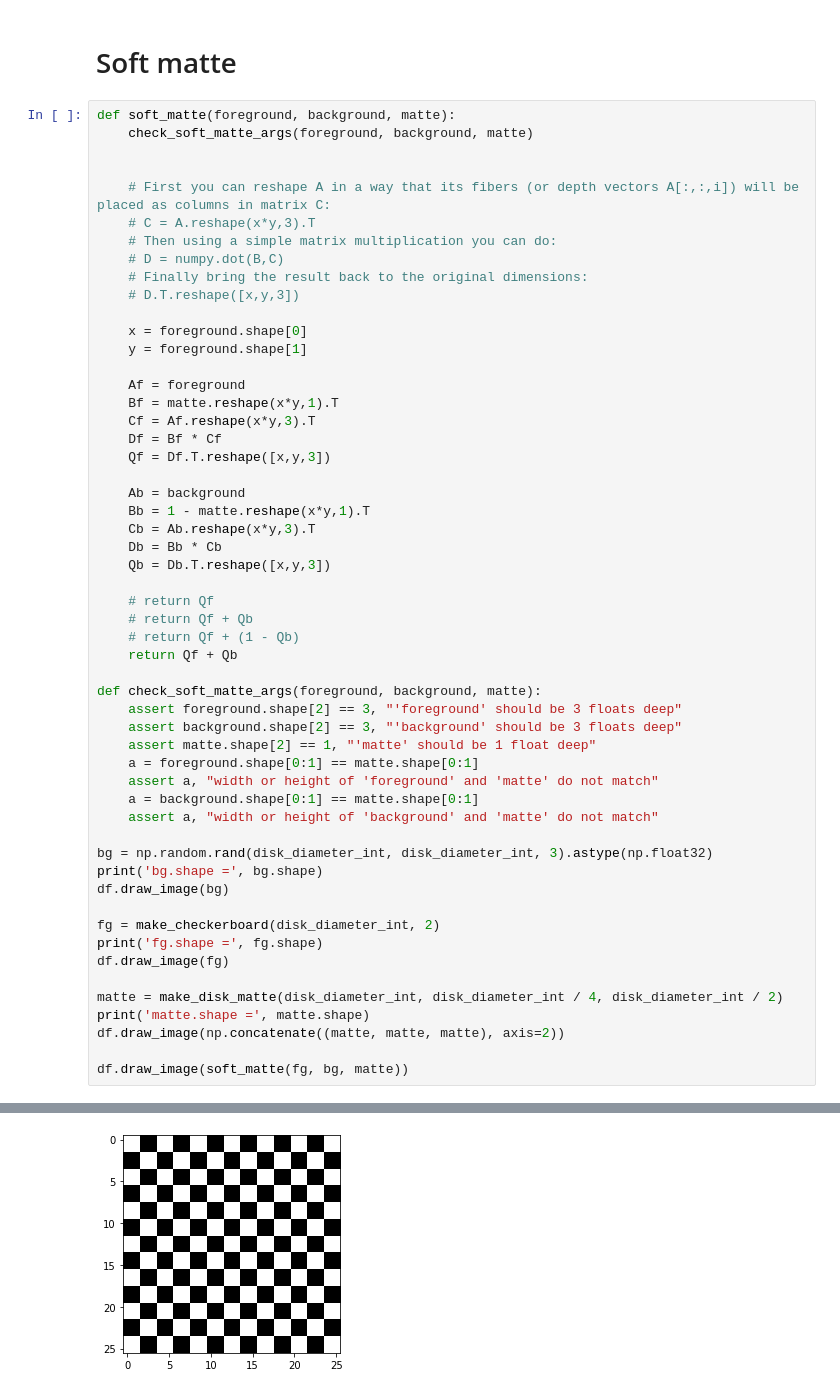
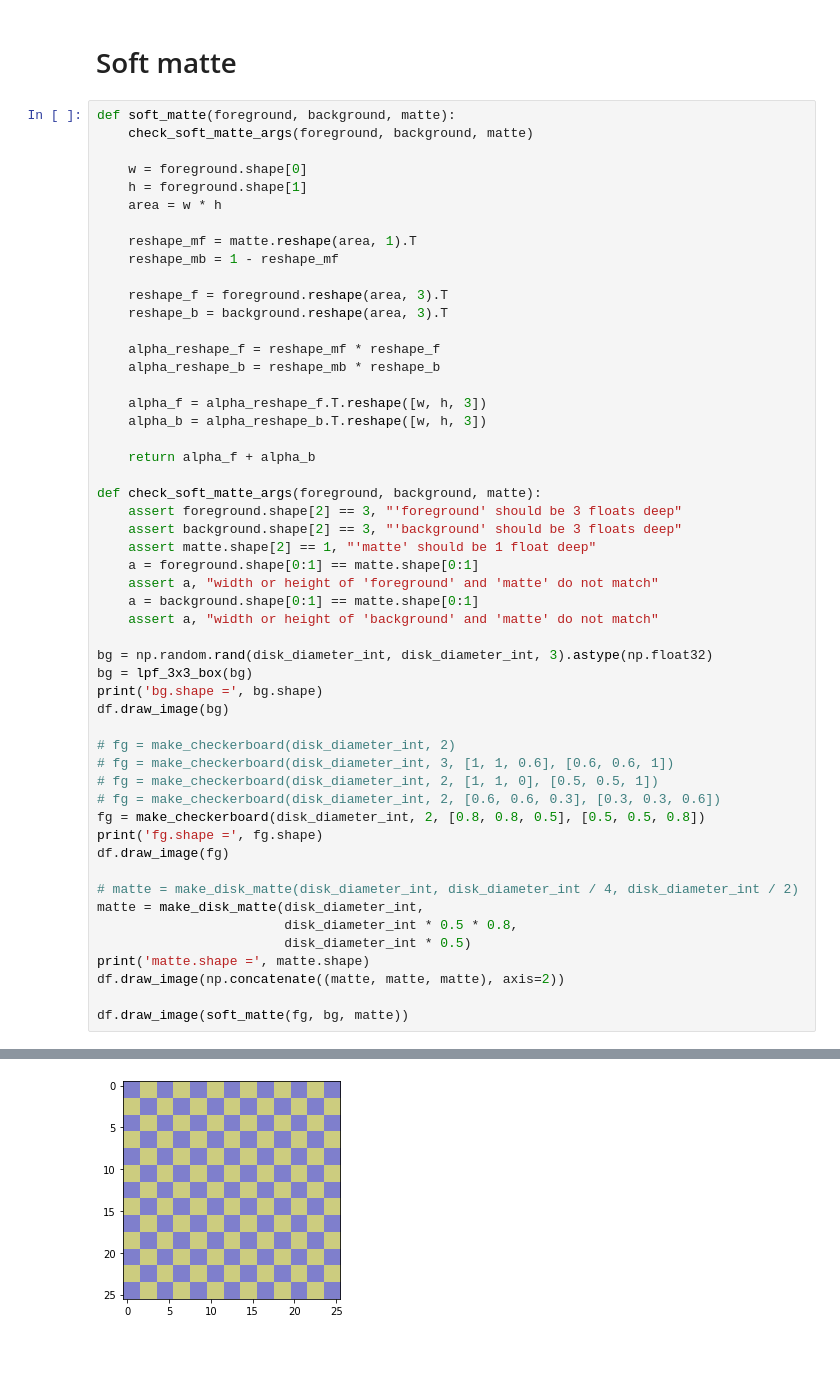
Before and after one commit to cwreynolds/PredatorEye, a Jupyter notebook: ThreeImageSoftMatte.ipynb, the cells around one changed output, grey strips where cells are left out. Drawn from its saved outputs; the diff is of its cells as text; blank space fills up the shorter version.

Commit message:
Clean up ThreeImageSoftMatte.ipynb
Refactor soft_matte()
Add lpf_3x3_box()
Clean up make_checkerboard()

```diff
--- a/ThreeImageSoftMatte.ipynb
+++ b/ThreeImageSoftMatte.ipynb
@@ -189,33 +251,23 @@ df.draw_image(make_checkerboard(100, 5))
 def soft_matte(foreground, background, matte):
     check_soft_matte_args(foreground, background, matte)
 
+    w = foreground.shape[0]
+    h = foreground.shape[1]
+    area = w * h
 
-    # First you can reshape A in a way that its fibers (or depth vectors A[:,:,i]) will be placed as columns in matrix C:
-    # C = A.reshape(x*y,3).T
-    # Then using a simple matrix multiplication you can do:
-    # D = numpy.dot(B,C)
-    # Finally bring the result back to the original dimensions:
-    # D.T.reshape([x,y,3])
+    reshape_mf = matte.reshape(area, 1).T
+    reshape_mb = 1 - reshape_mf
 
-    x = foreground.shape[0]
-    y = foreground.shape[1]
+    reshape_f = foreground.reshape(area, 3).T
+    reshape_b = background.reshape(area, 3).T
 
-    Af = foreground
-    Bf = matte.reshape(x*y,1).T
-    Cf = Af.reshape(x*y,3).T
-    Df = Bf * Cf
-    Qf = Df.T.reshape([x,y,3])
+    alpha_reshape_f = reshape_mf * reshape_f
+    alpha_reshape_b = reshape_mb * reshape_b
 
-    Ab = background
-    Bb = 1 - matte.reshape(x*y,1).T
-    Cb = Ab.reshape(x*y,3).T
-    Db = Bb * Cb
-    Qb = Db.T.reshape([x,y,3])
+    alpha_f = alpha_reshape_f.T.reshape([w, h, 3])
+    alpha_b = alpha_reshape_b.T.reshape([w, h, 3])
 
-    # return Qf
-    # return Qf + Qb
-    # return Qf + (1 - Qb)
-    return Qf + Qb
+    return alpha_f + alpha_b
 
 def check_soft_matte_args(foreground, background, matte):
     assert foreground.shape[2] == 3, "'foreground' should be 3 floats deep"
@@ -227,14 +279,22 @@ def check_soft_matte_args(foreground, background, matte):
     assert a, "width or height of 'background' and 'matte' do not match"
 
 bg = np.random.rand(disk_diameter_int, disk_diameter_int, 3).astype(np.float32)
+bg = lpf_3x3_box(bg)
 print('bg.shape =', bg.shape)
 df.draw_image(bg)
 
-fg = make_checkerboard(disk_diameter_int, 2)
+# fg = make_checkerboard(disk_diameter_int, 2)
+# fg = make_checkerboard(disk_diameter_int, 3, [1, 1, 0.6], [0.6, 0.6, 1])
+# fg = make_checkerboard(disk_diameter_int, 2, [1, 1, 0], [0.5, 0.5, 1])
+# fg = make_checkerboard(disk_diameter_int, 2, [0.6, 0.6, 0.3], [0.3, 0.3, 0.6])
+fg = make_checkerboard(disk_diameter_int, 2, [0.8, 0.8, 0.5], [0.5, 0.5, 0.8])
 print('fg.shape =', fg.shape)
 df.draw_image(fg)
 
-matte = make_disk_matte(disk_diameter_int, disk_diameter_int / 4, disk_diameter_int / 2)
+# matte = make_disk_matte(disk_diameter_int, disk_diameter_int / 4, disk_diameter_int / 2)
+matte = make_disk_matte(disk_diameter_int,
+                        disk_diameter_int * 0.5 * 0.8,
+                        disk_diameter_int * 0.5)
 print('matte.shape =', matte.shape)
 df.draw_image(np.concatenate((matte, matte, matte), axis=2))
 
@@ -245,3 +305,3 @@ bg.shape = (26, 26, 3)
 fg.shape = (26, 26, 3)
-[figure, old version]
+[figure, new version]
 matte.shape = (26, 26, 1)
```
Also changed, not shown: parts of 6 cells of this notebook.
